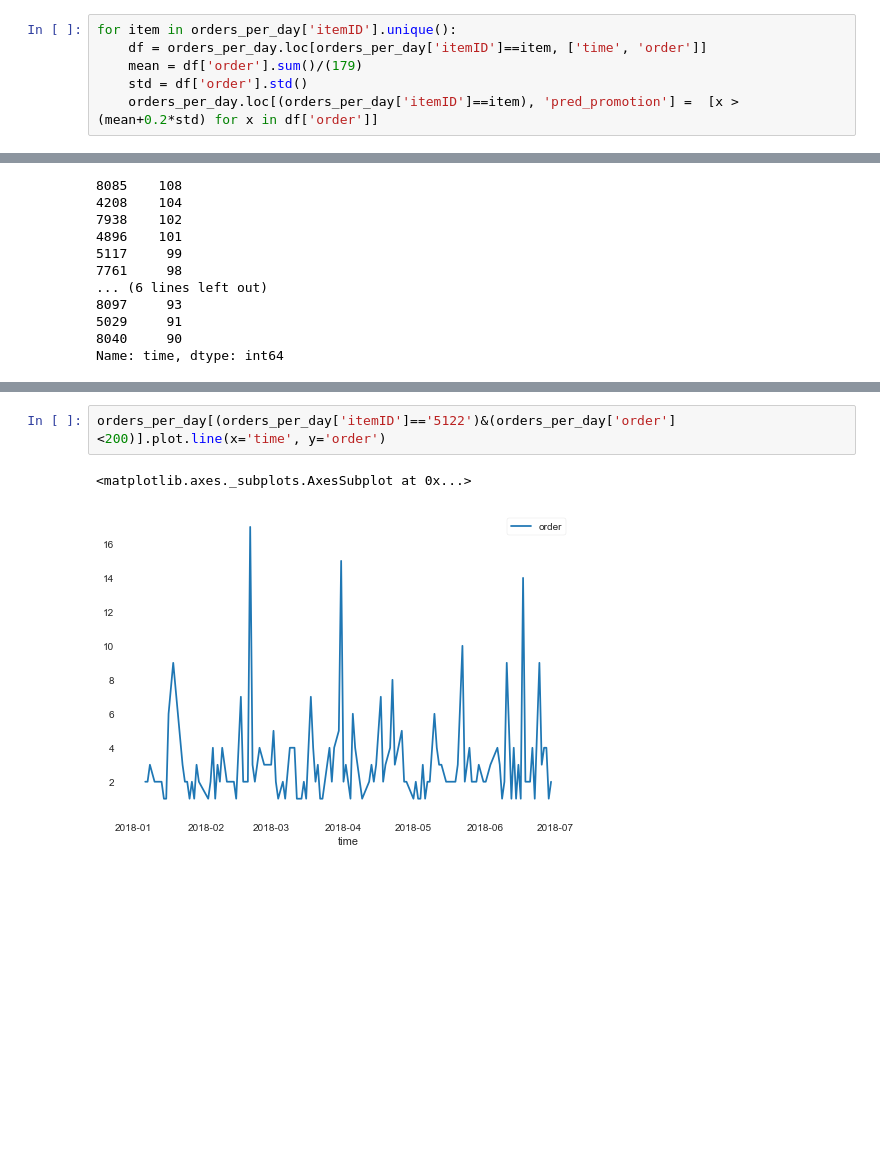
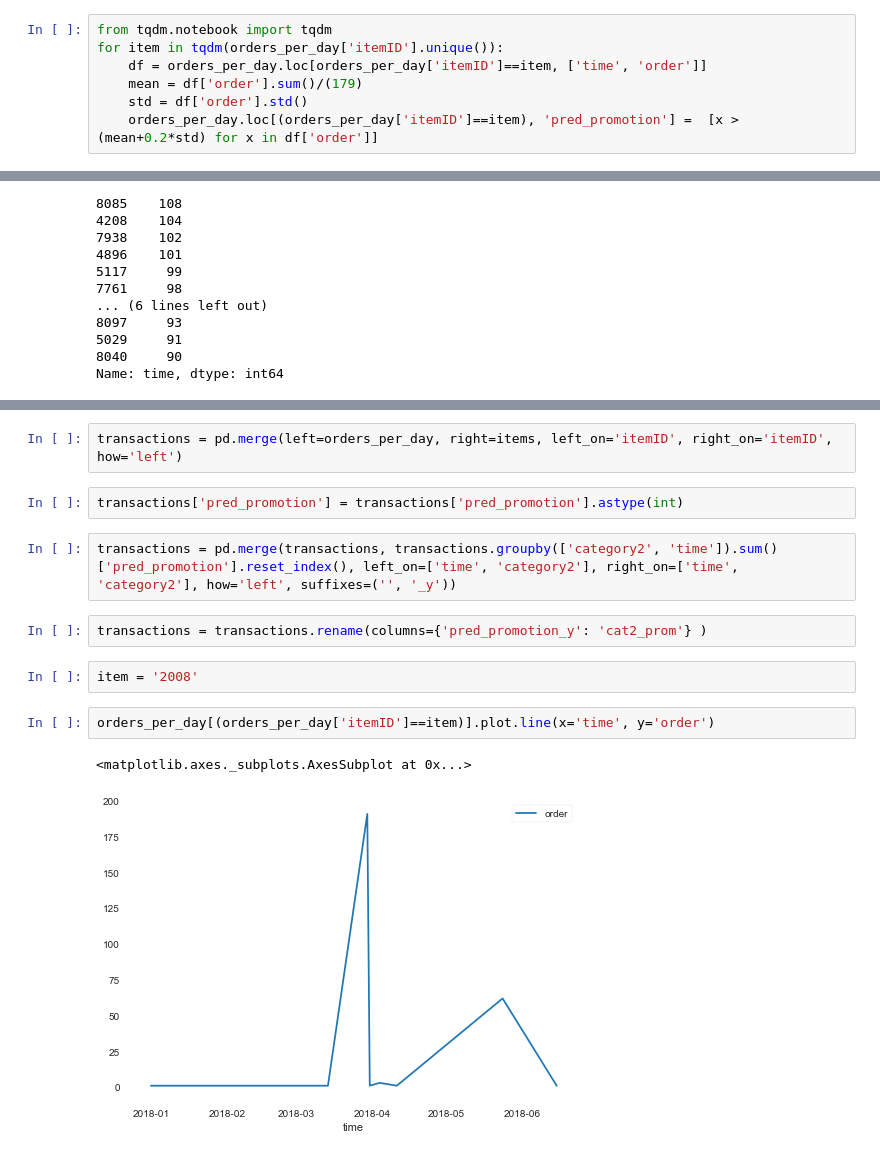
Before and after one commit to janwithb/data-mining-cup-2020, a Jupyter notebook: scripts/DataExploration.ipynb, the cells around one changed output, grey strips where cells are left out. Drawn from its saved outputs; the diff is of its cells as text; blank space fills up the shorter version.

```diff
--- a/scripts/DataExploration.ipynb
+++ b/scripts/DataExploration.ipynb
@@ -665,5 +729,6 @@ std = df['order'].std()
 # %%
-for item in orders_per_day['itemID'].unique():
+from tqdm.notebook import tqdm
+for item in tqdm(orders_per_day['itemID'].unique()):
     df = orders_per_day.loc[orders_per_day['itemID']==item, ['time', 'order']]
     mean = df['order'].sum()/(179)
     std = df['order'].std()
@@ -818,6 +901,16 @@ Name: time, dtype: int64
+# %%
+transactions = pd.merge(left=orders_per_day, right=items, left_on='itemID', right_on='itemID', how='left')
+# %%
+transactions['pred_promotion'] = transactions['pred_promotion'].astype(int)
+# %%
+transactions = pd.merge(transactions, transactions.groupby(['category2', 'time']).sum()['pred_promotion'].reset_index(), left_on=['time', 'category2'], right_on=['time', 'category2'], how='left', suffixes=('', '_y'))
+# %%
+transactions = transactions.rename(columns={'pred_promotion_y': 'cat2_prom'} )
+# %%
+item = '2008'
 # %%
-orders_per_day[(orders_per_day['itemID']=='5122')&(orders_per_day['order']<200)].plot.line(x='time', y='order')
+orders_per_day[(orders_per_day['itemID']==item)].plot.line(x='time', y='order')
 # %% [output]
 <matplotlib.axes._subplots.AxesSubplot at 0x...>
-[figure, old version]
+[figure, new version]
 # %%
```
Also changed, not shown: parts of 20 cells of this notebook, 1 other file.
